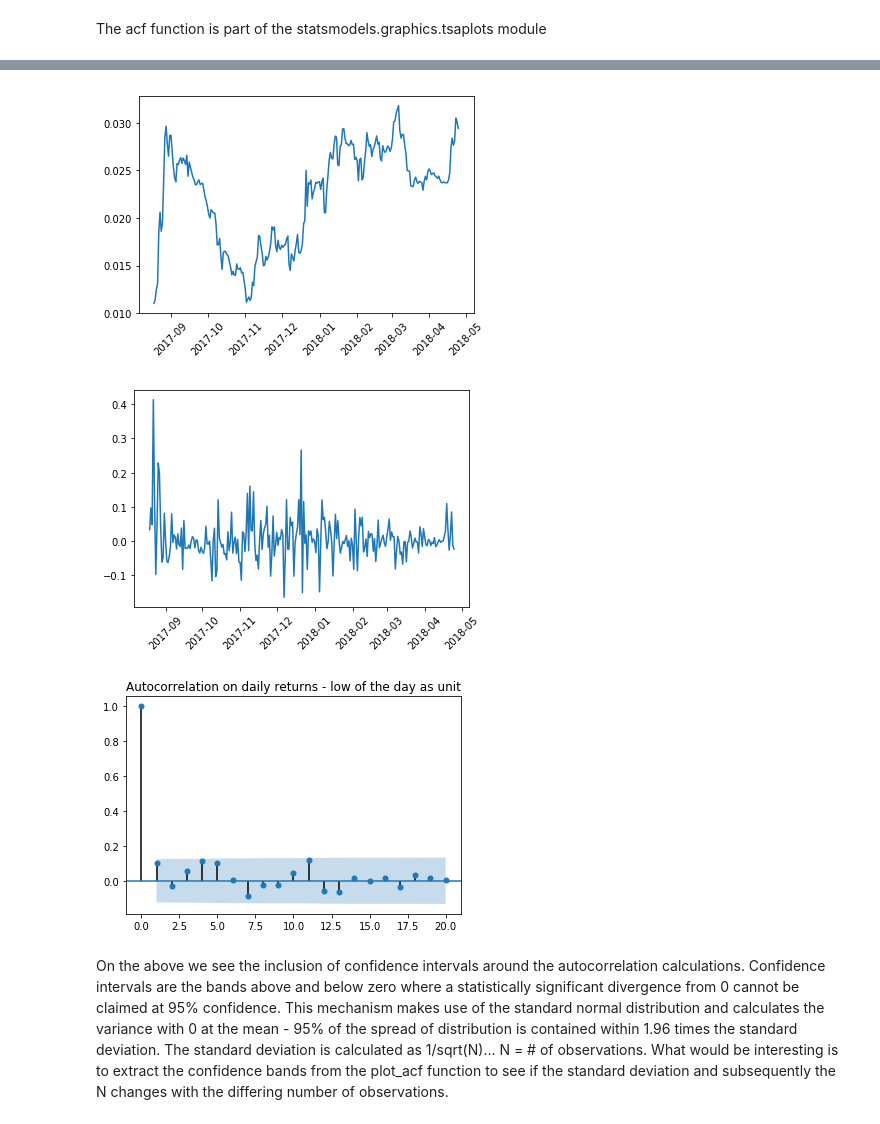
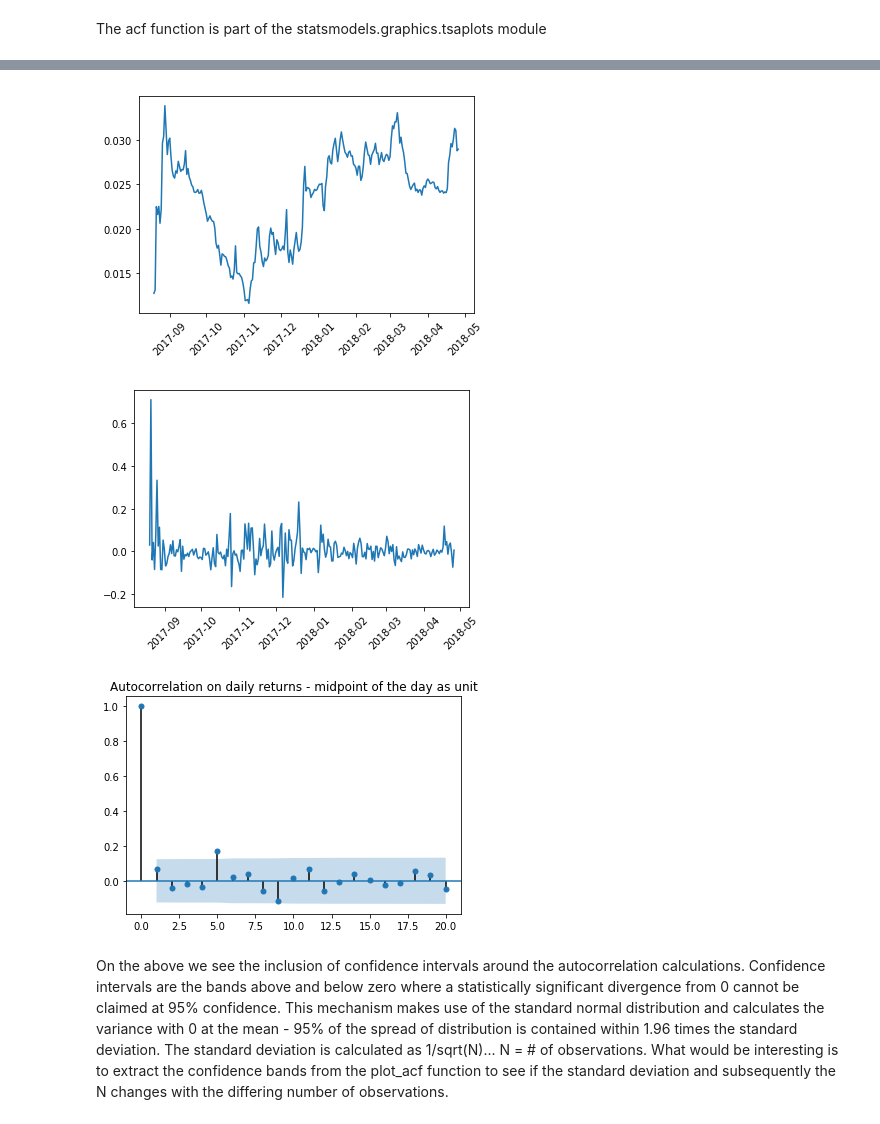
Before and after one commit to calleja/timeSeries, a Jupyter notebook: time_series_crypto_vol_vars.ipynb, the cells around one changed output, grey strips where cells are left out. Cells and saved outputs as stored; diff of their text form; code cells hidden in the pictures.

```diff
--- a/time_series_crypto_vol_vars.ipynb
+++ b/time_series_crypto_vol_vars.ipynb
@@ -82,0 +96,3 @@ aggd=pd.concat([mro_df,roll_2,roll_5,roll_15],axis=1)
+# %%
+test_df=pd.concat([test2,test5,test15],axis=1)
+test_df.shape
@@ -83,3 +101,10 @@ aggd=pd.concat([mro_df,roll_2,roll_5,roll_15],axis=1)
+# %%
+var_df=pd.concat([aggd,test_df],axis=1)
+# %%
+lista=[x for x in var_df.columns]
+lista[-3:]=['prop2','prop5','prop15']
+var_df.columns=lista
+var_df['mid_ln']=np.log(var_df['mid'])
 # %% [markdown]
 ### Test for serial correlation among the variables
 # %%
@@ -114 +140,3 @@ mro_df['returns']=mro_df['low'].pct_change()
+# %%
+var_df['returns']=var_df['mid'].pct_change()
 # %%
@@ -132,24 +160,24 @@ mro_df.head()
 # %%
 plt.close()
-plt.plot(mro_df['low'])
+plt.plot(var_df['mid'])
 #plt.xticks(mro_df['returns'].index.values)
 plt.xticks(rotation=45)
 plt.show()
 # %% [output]
-[figure, old version]
+[figure, new version]
 # %%
 plt.close()
-plt.plot(mro_df['returns'])
+plt.plot(var_df['returns'])
 #plt.xticks(mro_df['returns'].index.values)
 plt.xticks(rotation=45)
 plt.show()
 # %% [output]
-[figure, old version]
+[figure, new version]
 # %%
-plot_acf(mro_df['returns'][1:],lags=20,alpha=.05)
-plt.title('Autocorrelation on daily returns - low of the day as unit')
+plot_acf(var_df['returns'][1:],lags=20,alpha=.05)
+plt.title('Autocorrelation on daily returns - midpoint of the day as unit')
 plt.show()
 # %% [output]
-[figure, old version]
+[figure, new version]
 # %% [markdown]
 On the above we see the inclusion of confidence intervals around the autocorrelation calculations. Confidence intervals are the bands above and below zero where a statistically significant divergence from 0 cannot be claimed at 95% confidence. This mechanism makes use of the standard normal distribution and calculates the variance with 0 at the mean - 95% of the spread of distribution is contained within 1.96 times the standard deviation. The standard deviation is calculated as 1/sqrt(N)... N = # of observations. What would be interesting is to extract the confidence bands from the plot_acf function to see if the standard deviation and subsequently the N changes with the differing number of observations.
```
Also changed, not shown: parts of 39 cells of this notebook, 1 other file.
